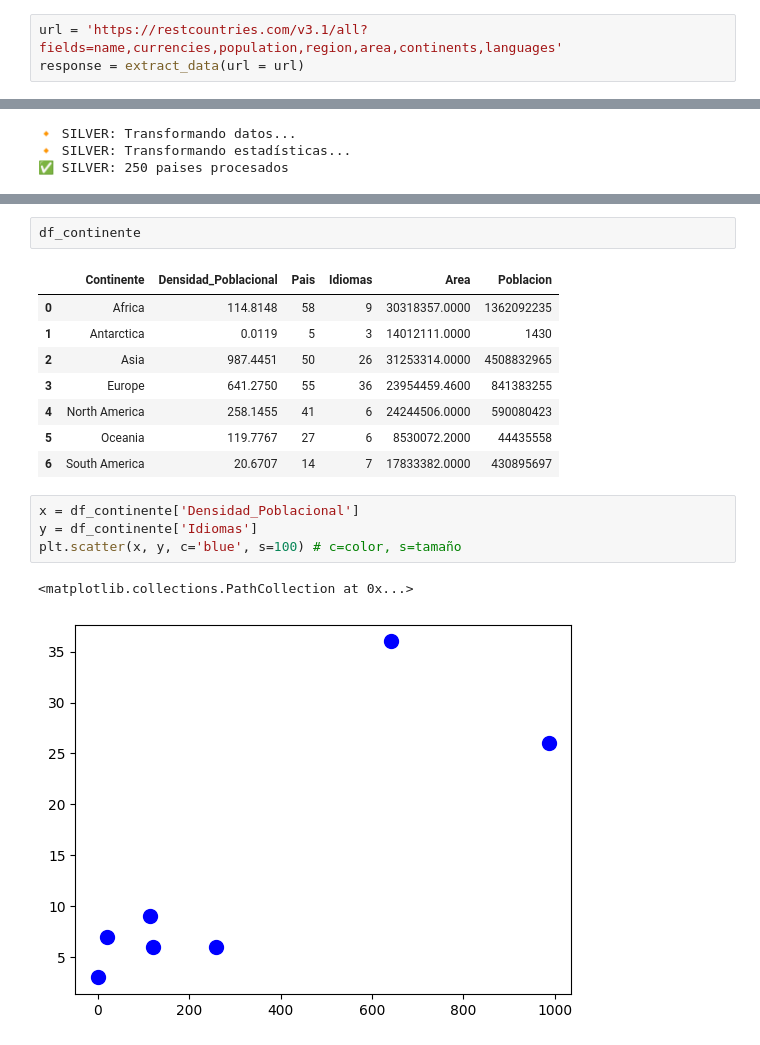
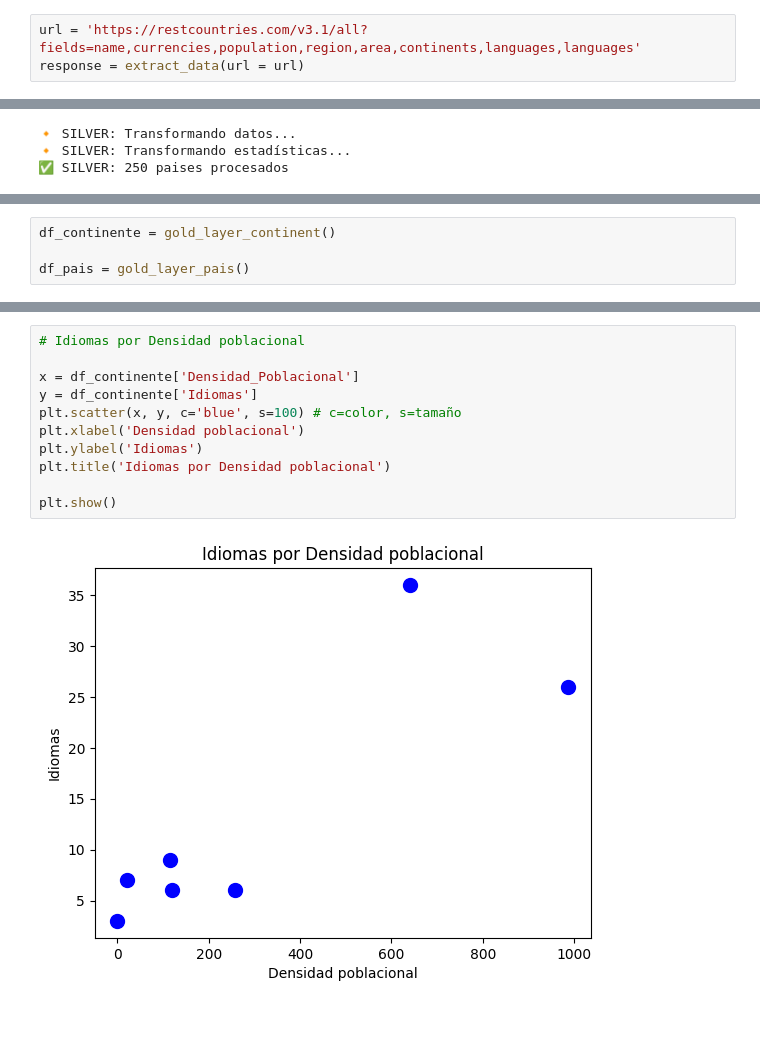
Before and after one commit to erickgnfi-dotcom/ETL-restcountries-API, a Jupyter notebook: ETL_restcountries_API.ipynb, the cells around one changed output, grey strips where cells are left out. Cells and saved outputs as stored; diff of their text form; blank space fills up the shorter version.

Commit message:
Se agrega gold layer y análisis de información

```diff
--- a/ETL_restcountries_API.ipynb
+++ b/ETL_restcountries_API.ipynb
@@ -36,6 +36,6 @@ def extract_data(url, api_key=''):
     print(f"❌ Error en extracción: {e}")
     return {}
 # %%
-url = 'https://restcountries.com/v3.1/all?fields=name,currencies,population,region,area,continents,languages'
+url = 'https://restcountries.com/v3.1/all?fields=name,currencies,population,region,area,continents,languages,languages'
 response = extract_data(url = url)
 # %% [output]
@@ -269,0 +231,4 @@ See the caveats in the documentation: https://pandas.pydata.org/pandas-docs/stab
+# %%
+df_continente = gold_layer_continent()
+
+df_pais = gold_layer_pais()
@@ -304,18 +285,13 @@ plt.show()
-# %%
-df_continente
-# %% [output]
-|  | Continente | Densidad_Poblacional | Pais | Idiomas | Area | Poblacion |
-| 0 | Africa | 114.8148 | 58 | 9 | 30318357.0000 | 1362092235 |
-| 1 | Antarctica | 0.0119 | 5 | 3 | 14012111.0000 | 1430 |
-| 2 | Asia | 987.4451 | 50 | 26 | 31253314.0000 | 4508832965 |
-| 3 | Europe | 641.2750 | 55 | 36 | 23954459.4600 | 841383255 |
-| 4 | North America | 258.1455 | 41 | 6 | 24244506.0000 | 590080423 |
-| 5 | Oceania | 119.7767 | 27 | 6 | 8530072.2000 | 44435558 |
-| 6 | South America | 20.6707 | 14 | 7 | 17833382.0000 | 430895697 |
 # %%
+# Idiomas por Densidad poblacional
+
 x = df_continente['Densidad_Poblacional']
 y = df_continente['Idiomas']
 plt.scatter(x, y, c='blue', s=100) # c=color, s=tamaño
+plt.xlabel('Densidad poblacional')
+plt.ylabel('Idiomas')
+plt.title('Idiomas por Densidad poblacional')
+
+plt.show()
 # %% [output]
-<matplotlib.collections.PathCollection at 0x...>
-[figure, old version]
+[figure, new version]
```
Also changed, not shown: parts of 12 cells of this notebook.
